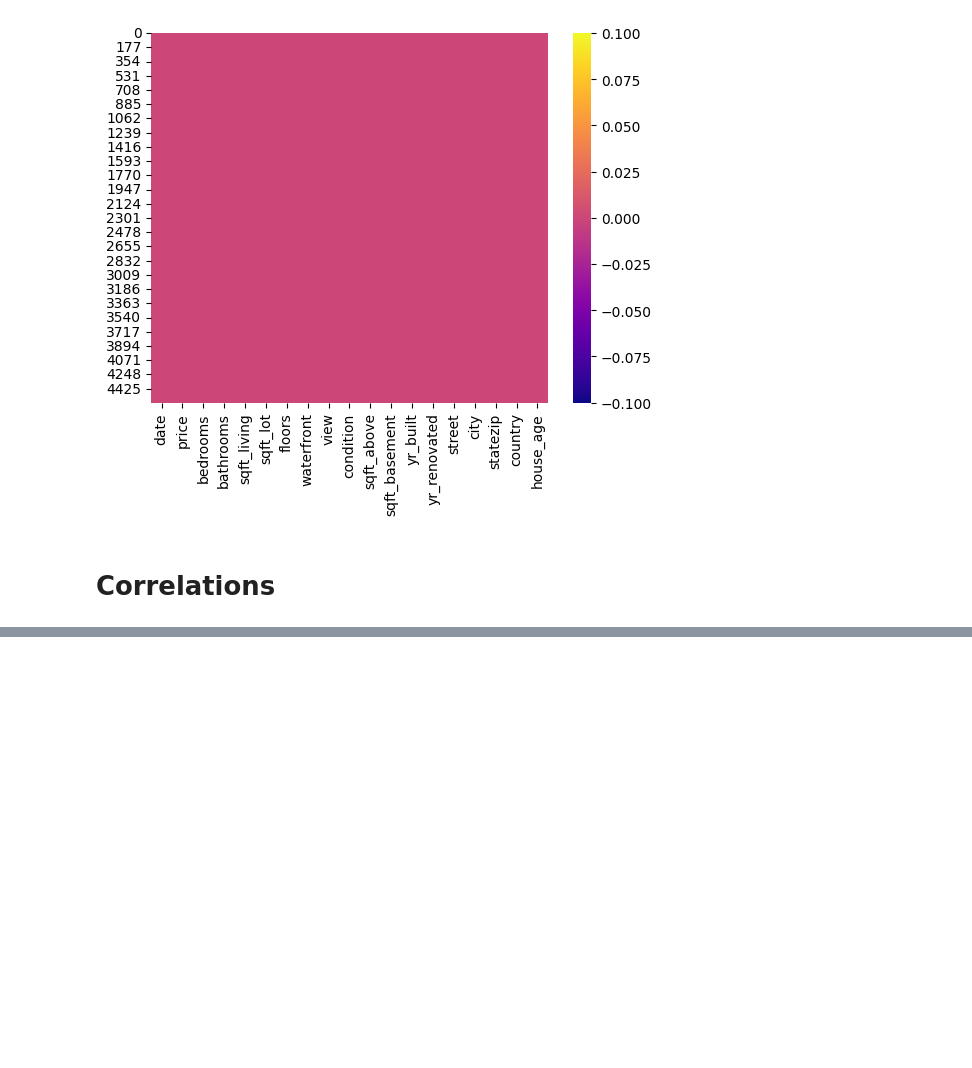
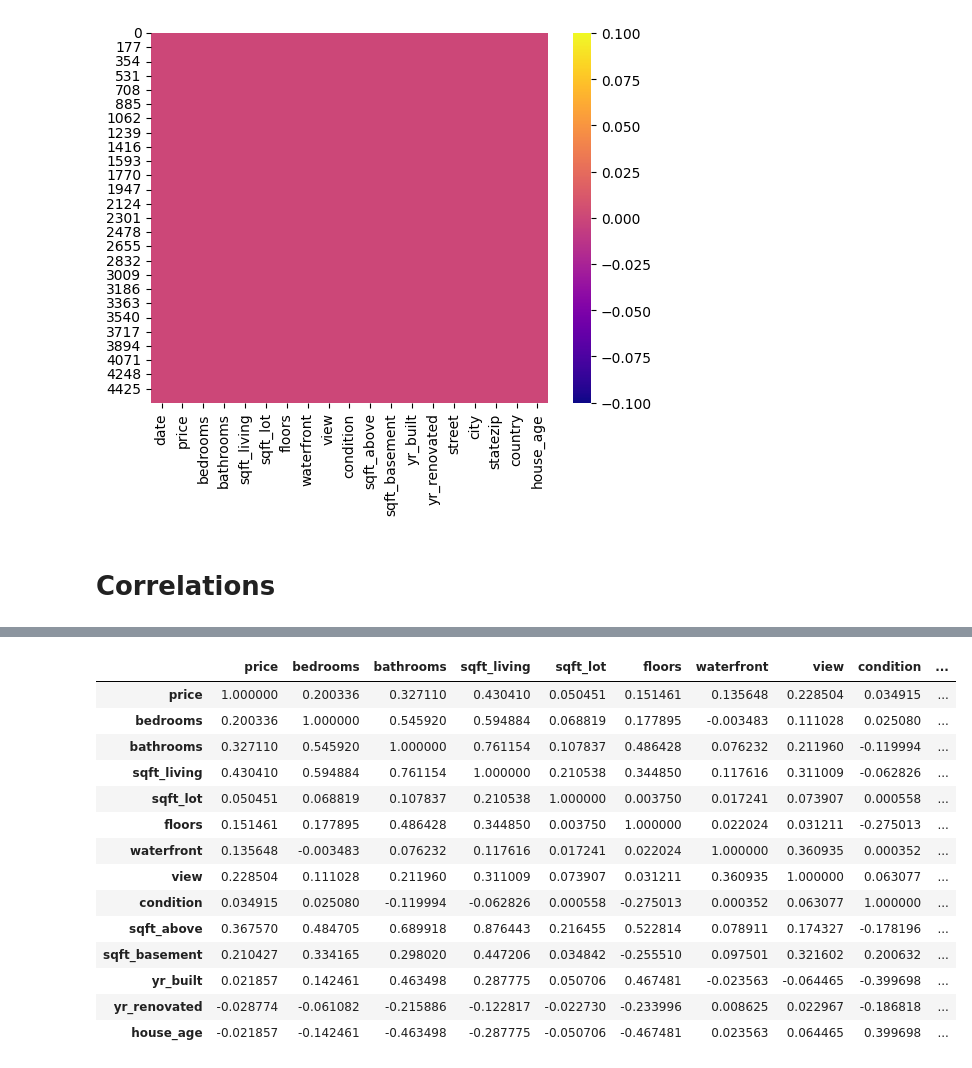
Before and after one commit to bhooms/CODEXINTERN, a Jupyter notebook: Task2.ipynb, the cells around one changed output, grey strips where cells are left out. Saved outputs shown, nothing was run; the diff lists cells and outputs as text; code cells hidden in the pictures; blank space fills up the shorter version.

```diff
--- a/Task2.ipynb
+++ b/Task2.ipynb
@@ -150 +168,20 @@ correlation = df.corr
+# %%
+corr = df_clean.corr()
+corr
+# %% [output]
+|  | price | bedrooms | bathrooms | sqft_living | sqft_lot | floors | waterfront | view | condition | ... |
+| price | 1.000000 | 0.200336 | 0.327110 | 0.430410 | 0.050451 | 0.151461 | 0.135648 | 0.228504 | 0.034915 | ... |
+| bedrooms | 0.200336 | 1.000000 | 0.545920 | 0.594884 | 0.068819 | 0.177895 | -0.003483 | 0.111028 | 0.025080 | ... |
+| bathrooms | 0.327110 | 0.545920 | 1.000000 | 0.761154 | 0.107837 | 0.486428 | 0.076232 | 0.211960 | -0.119994 | ... |
+| sqft_living | 0.430410 | 0.594884 | 0.761154 | 1.000000 | 0.210538 | 0.344850 | 0.117616 | 0.311009 | -0.062826 | ... |
+| sqft_lot | 0.050451 | 0.068819 | 0.107837 | 0.210538 | 1.000000 | 0.003750 | 0.017241 | 0.073907 | 0.000558 | ... |
+| floors | 0.151461 | 0.177895 | 0.486428 | 0.344850 | 0.003750 | 1.000000 | 0.022024 | 0.031211 | -0.275013 | ... |
+| waterfront | 0.135648 | -0.003483 | 0.076232 | 0.117616 | 0.017241 | 0.022024 | 1.000000 | 0.360935 | 0.000352 | ... |
+| view | 0.228504 | 0.111028 | 0.211960 | 0.311009 | 0.073907 | 0.031211 | 0.360935 | 1.000000 | 0.063077 | ... |
+| condition | 0.034915 | 0.025080 | -0.119994 | -0.062826 | 0.000558 | -0.275013 | 0.000352 | 0.063077 | 1.000000 | ... |
+| sqft_above | 0.367570 | 0.484705 | 0.689918 | 0.876443 | 0.216455 | 0.522814 | 0.078911 | 0.174327 | -0.178196 | ... |
+| sqft_basement | 0.210427 | 0.334165 | 0.298020 | 0.447206 | 0.034842 | -0.255510 | 0.097501 | 0.321602 | 0.200632 | ... |
+| yr_built | 0.021857 | 0.142461 | 0.463498 | 0.287775 | 0.050706 | 0.467481 | -0.023563 | -0.064465 | -0.399698 | ... |
+| yr_renovated | -0.028774 | -0.061082 | -0.215886 | -0.122817 | -0.022730 | -0.233996 | 0.008625 | 0.022967 | -0.186818 | ... |
+| house_age | -0.021857 | -0.142461 | -0.463498 | -0.287775 | -0.050706 | -0.467481 | 0.023563 | 0.064465 | 0.399698 | ... |
 # %%
```
Also changed, not shown: parts of 14 cells of this notebook.
